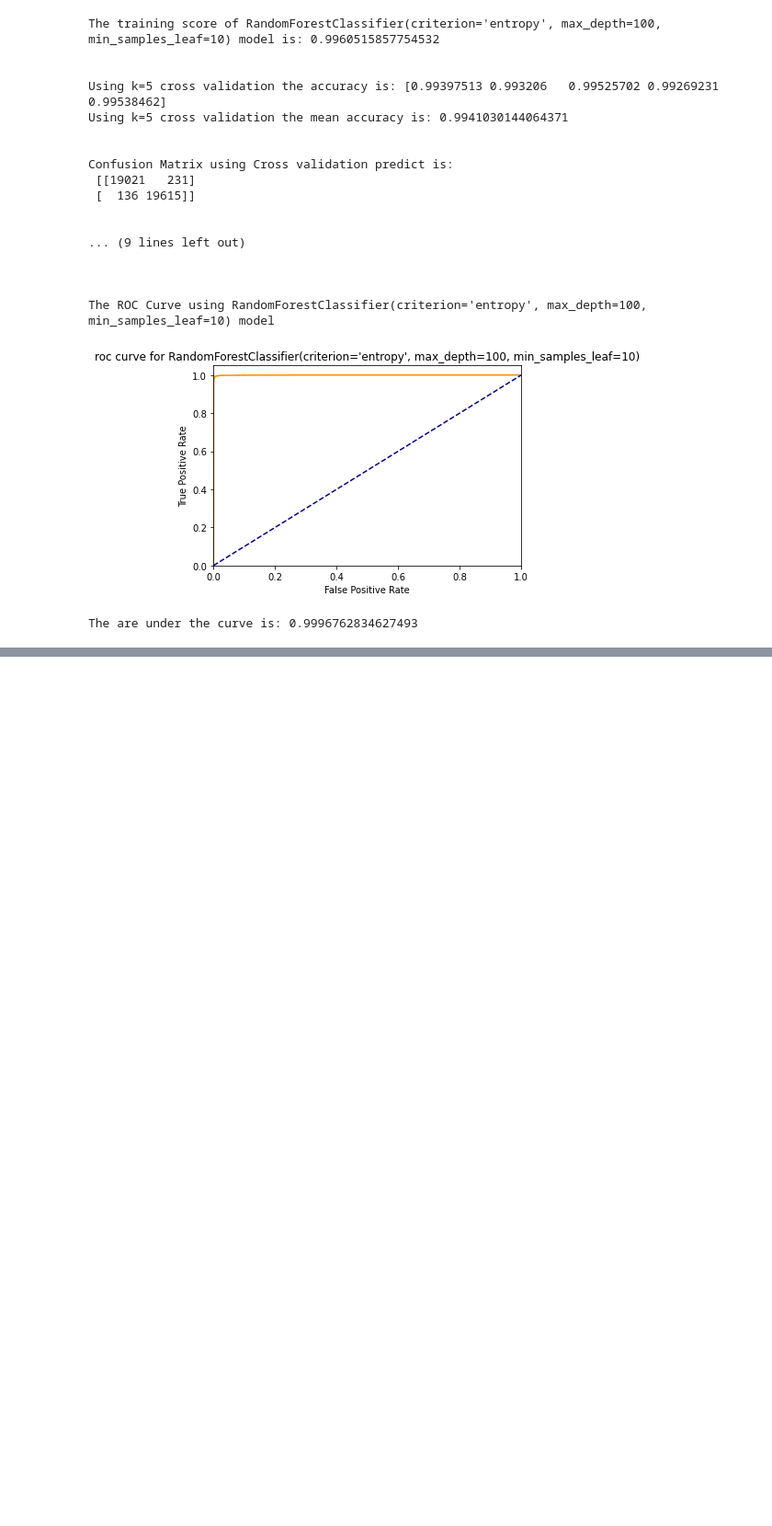
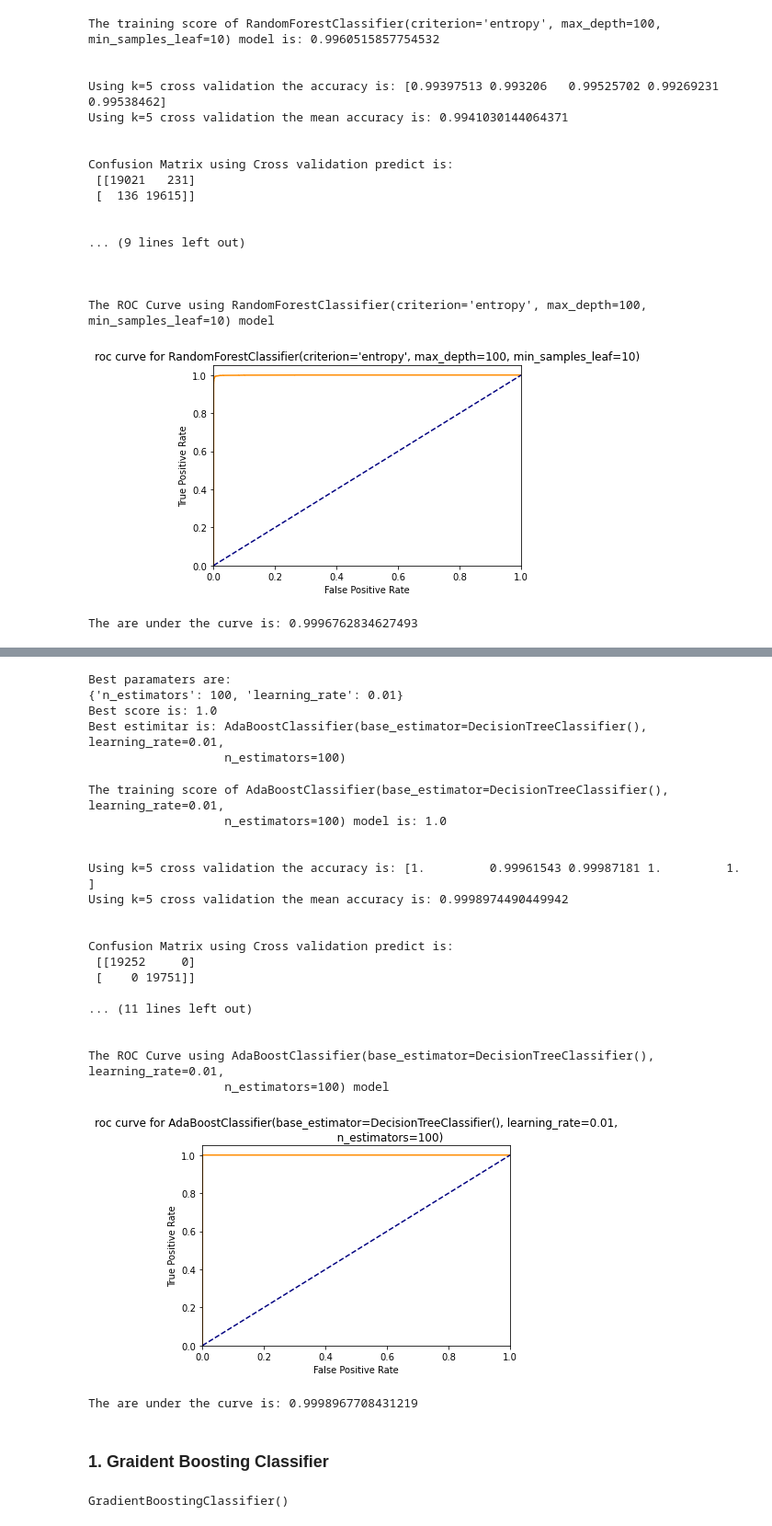
Before and after one commit to pandeysudip/Rental, a Jupyter notebook: 3.Model_Building.ipynb, the cells around one changed output, grey strips where cells are left out. Shown at 92% size. Drawn from its saved outputs; the diff is of its cells as text; code cells hidden in the pictures; blank space fills up the shorter version.

```diff
--- a/3.Model_Building.ipynb
+++ b/3.Model_Building.ipynb
@@ -780,0 +828,8 @@ The are under the curve is: 0.9996762834627493
+# %%
+# Using randomized search cv
+paramater_ab = {'n_estimators':[100,200,500, 1000, 2000, 5000],
+             'learning_rate':[0.01,0.1]}
+randsearch_ab = RandomizedSearchCV(ab, paramater_ab, cv=3, verbose=1, n_jobs=-1)
+# %%
+#Fitting after hyperparamater tuining
+randsearch_ab.fit(X_train_scaled, y_train)
@@ -780,0 +845,47 @@ The are under the curve is: 0.9996762834627493
+# %%
+# Best parameters for this dataset
+print(f'Best paramaters are:\n{randsearch_ab.best_params_}')
+# best score
+print(f'Best score is: {randsearch_ab.best_score_}')
+#best estimator
+ab_b=randsearch_ab.best_estimator_
+print(f'Best estimitar is: {ab_b}')
+# %% [output]
+Best paramaters are:
+{'n_estimators': 100, 'learning_rate': 0.01}
+Best score is: 1.0
+Best estimitar is: AdaBoostClassifier(base_estimator=DecisionTreeClassifier(), learning_rate=0.01,
+                   n_estimators=100)
+# %%
+#score for adaboost classifier using training data after hyperparamater tuining
+training_score(ab_b)
+# %% [output]
+The training score of AdaBoostClassifier(base_estimator=DecisionTreeClassifier(), learning_rate=0.01,
+                   n_estimators=100) model is: 1.0
+
+
+Using k=5 cross validation the accuracy is: [1.         0.99961543 0.99987181 1.         1.        ]
+Using k=5 cross validation the mean accuracy is: 0.9998974490449942
+
+
+Confusion Matrix using Cross validation predict is:
+ [[19252     0]
+ [    0 19751]]
+
+... (11 lines left out)
+
+
+The ROC Curve using AdaBoostClassifier(base_estimator=DecisionTreeClassifier(), learning_rate=0.01,
+                   n_estimators=100) model
+[figure, added]
+The are under the curve is: 0.9998967708431219
+# %% [markdown]
+### 1. Graident Boosting Classifier
+# %%
+# Creating a gradient boost classifer model
+gb= GradientBoostingClassifier()
+
+# Fit the model to the data
+gb.fit(X_train_scaled, y_train)
+# %% [output]
+GradientBoostingClassifier()
```
Also changed, not shown: parts of 23 cells of this notebook, 1 other file.
